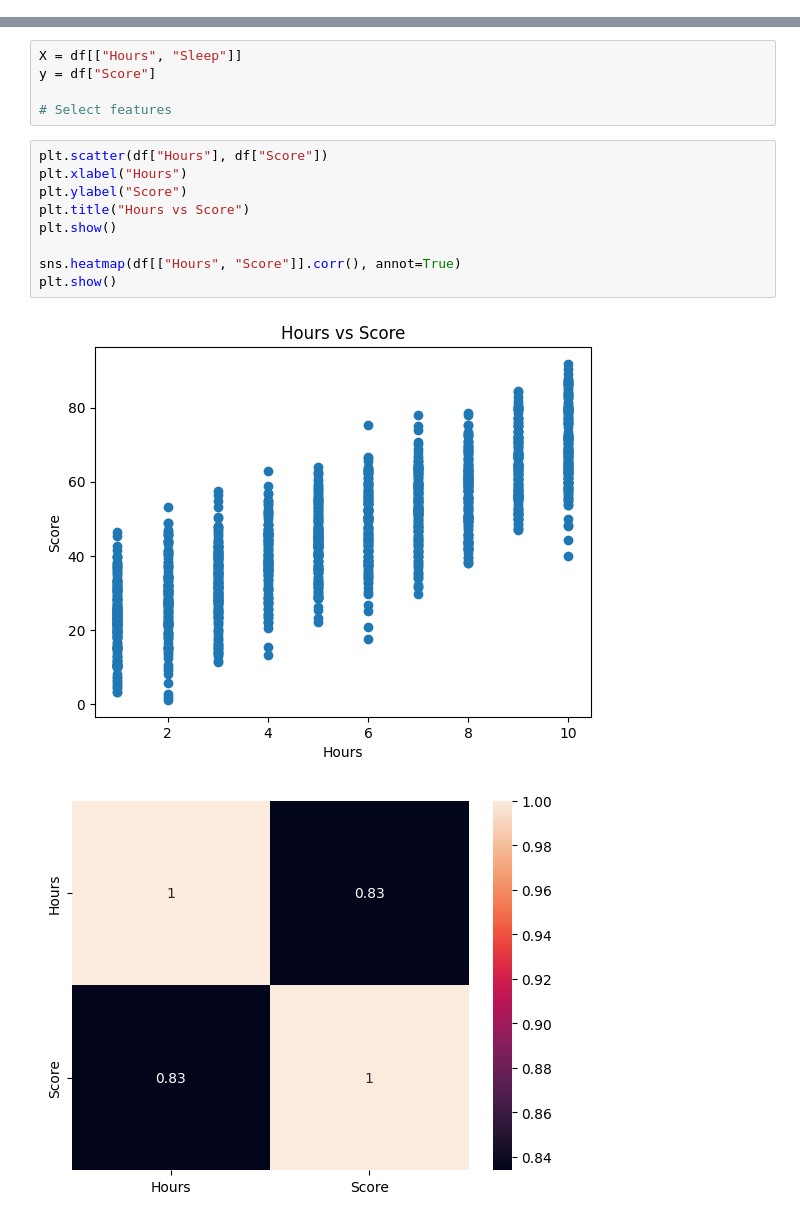
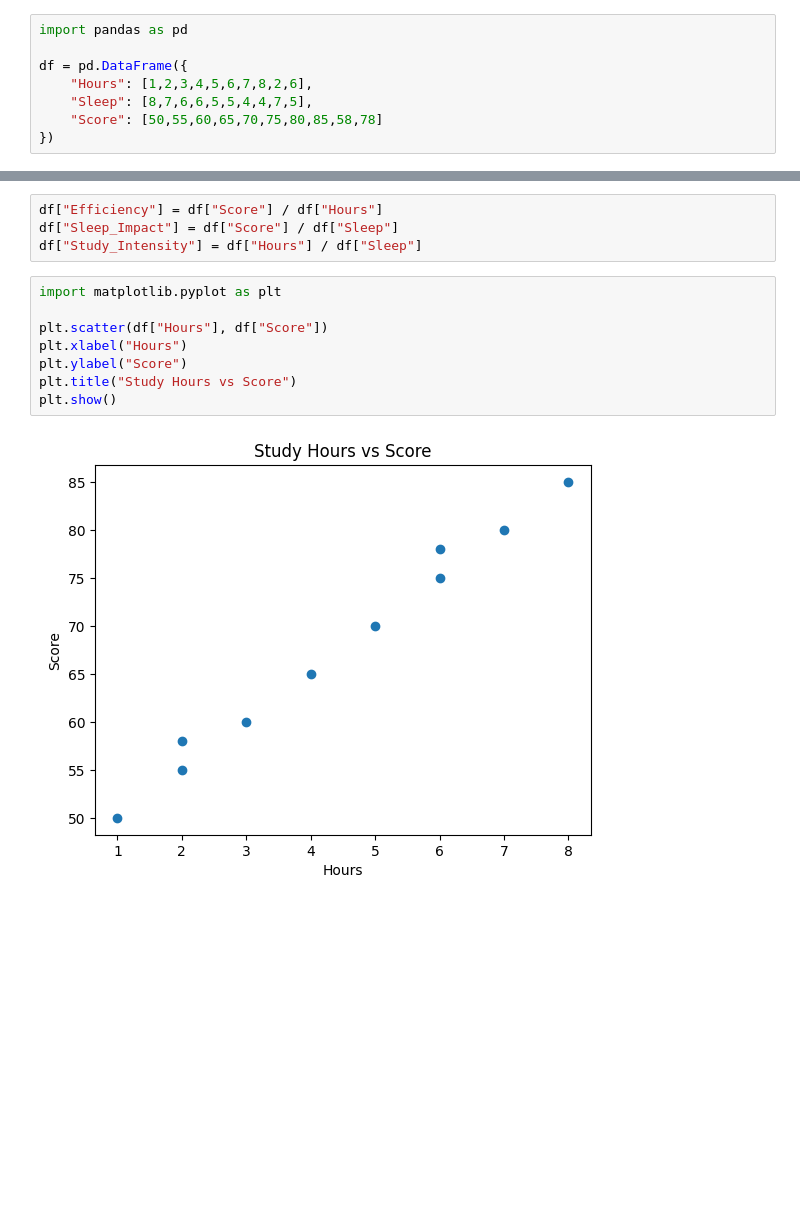
Before and after one commit to dhananjayasampath/ai-ml-journey, a Jupyter notebook: projects/student-performance-ml/notebook/analysis.ipynb, the cells around one changed output, grey strips where cells are left out. Saved outputs shown, nothing was run; the diff lists cells and outputs as text; blank space fills up the shorter version.

```diff
--- a/projects/student-performance-ml/notebook/analysis.ipynb
+++ b/projects/student-performance-ml/notebook/analysis.ipynb
@@ -19,2 +1,10 @@ print (df.head())
+# %%
+import pandas as pd
+
+df = pd.DataFrame({
+    "Hours": [1,2,3,4,5,6,7,8,2,6],
+    "Sleep": [8,7,6,6,5,5,4,4,7,5],
+    "Score": [50,55,60,65,70,75,80,85,58,78]
+})
 # %%
 print(df.isnull().sum())
@@ -29,17 +26,14 @@ dtype: int64
-# %%
-X = df[["Hours", "Sleep"]]
-y = df["Score"]
-
-# Select features
+# %%
+df["Efficiency"] = df["Score"] / df["Hours"]
+df["Sleep_Impact"] = df["Score"] / df["Sleep"]
+df["Study_Intensity"] = df["Hours"] / df["Sleep"]
 # %%
+import matplotlib.pyplot as plt
+
 plt.scatter(df["Hours"], df["Score"])
 plt.xlabel("Hours")
 plt.ylabel("Score")
-plt.title("Hours vs Score")
+plt.title("Study Hours vs Score")
 plt.show()
-
-sns.heatmap(df[["Hours", "Score"]].corr(), annot=True)
-plt.show()
 # %% [output]
-[figure, old version]
+[figure, new version]
-[figure, removed]
```
Also changed, not shown: parts of 14 cells of this notebook, 2 other files.
